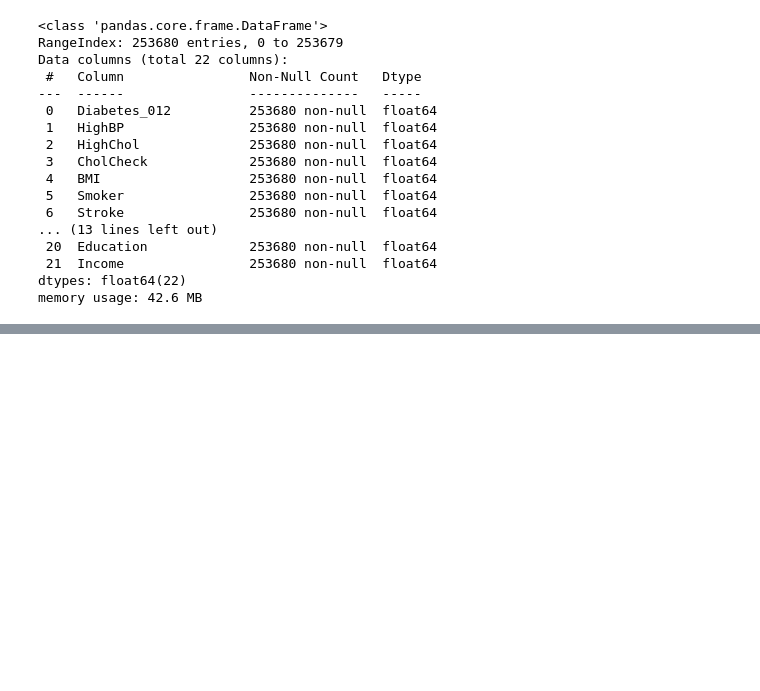
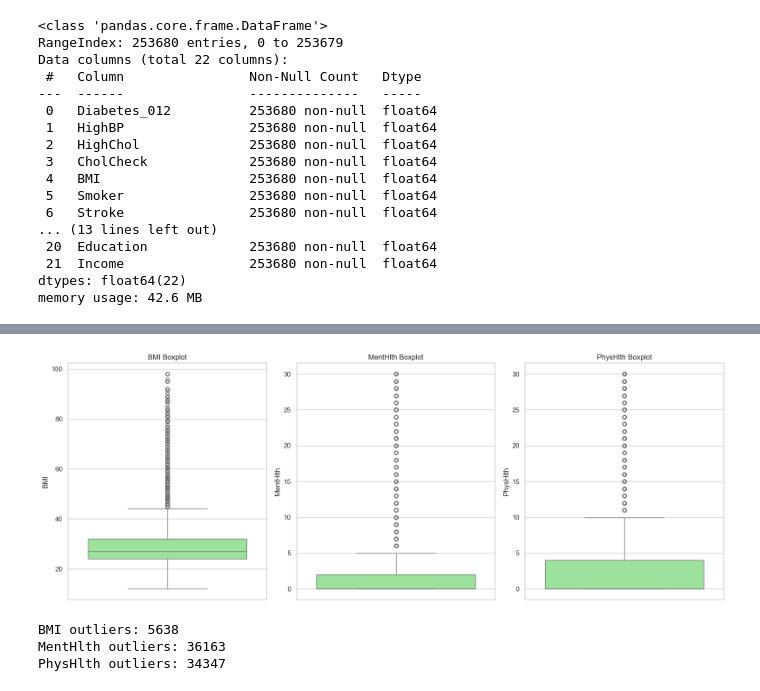
Before and after one commit to Ganindu-Deshapriya/DA_assignment, a Jupyter notebook: workspace_Amanda/Data_pre.ipynb, the cells around one changed output, grey strips where cells are left out. Drawn from its saved outputs; the diff is of its cells as text; code cells hidden in the pictures; blank space fills up the shorter version.

```diff
--- a/workspace_Amanda/Data_pre.ipynb
+++ b/workspace_Amanda/Data_pre.ipynb
@@ -61,0 +381,21 @@ memory usage: 42.6 MB
+# %%
+plt.figure(figsize=(16, 6))
+for i, col in enumerate(numeric_cols, 1):
+    plt.subplot(1, 3, i)
+    sns.boxplot(y=df_copy[col], color='lightgreen')
+    plt.title(f'{col} Boxplot')
+plt.tight_layout()
+plt.show()
+# %% [output]
+[figure, added]
+# %%
+for col in ['BMI', 'MentHlth', 'PhysHlth']:
+    Q1 = df_copy[col].quantile(0.25)
+    Q3 = df_copy[col].quantile(0.75)
+    IQR = Q3 - Q1
+    outliers = df_copy[(df_copy[col] < Q1 - 1.5 * IQR) | (df_copy[col] > Q3 + 1.5 * IQR)]
+    print(f"{col} outliers: {len(outliers)}")
+# %% [output]
+BMI outliers: 5638
+MentHlth outliers: 36163
+PhysHlth outliers: 34347
```
Also changed, not shown: parts of 18 cells of this notebook, 1 other file.
